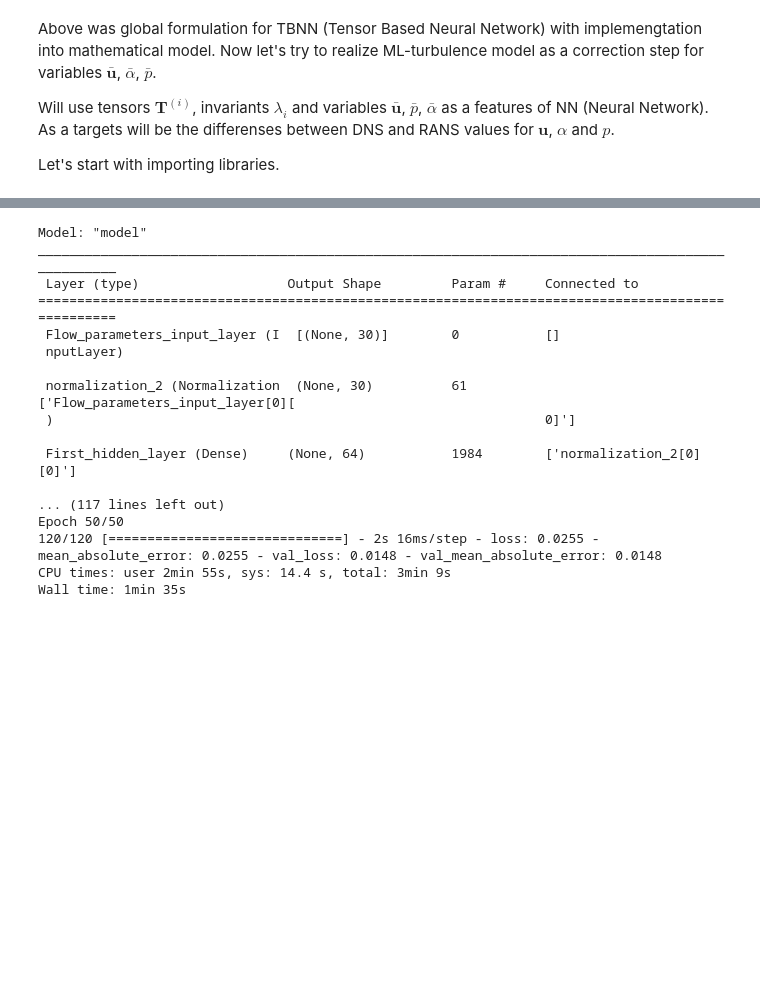
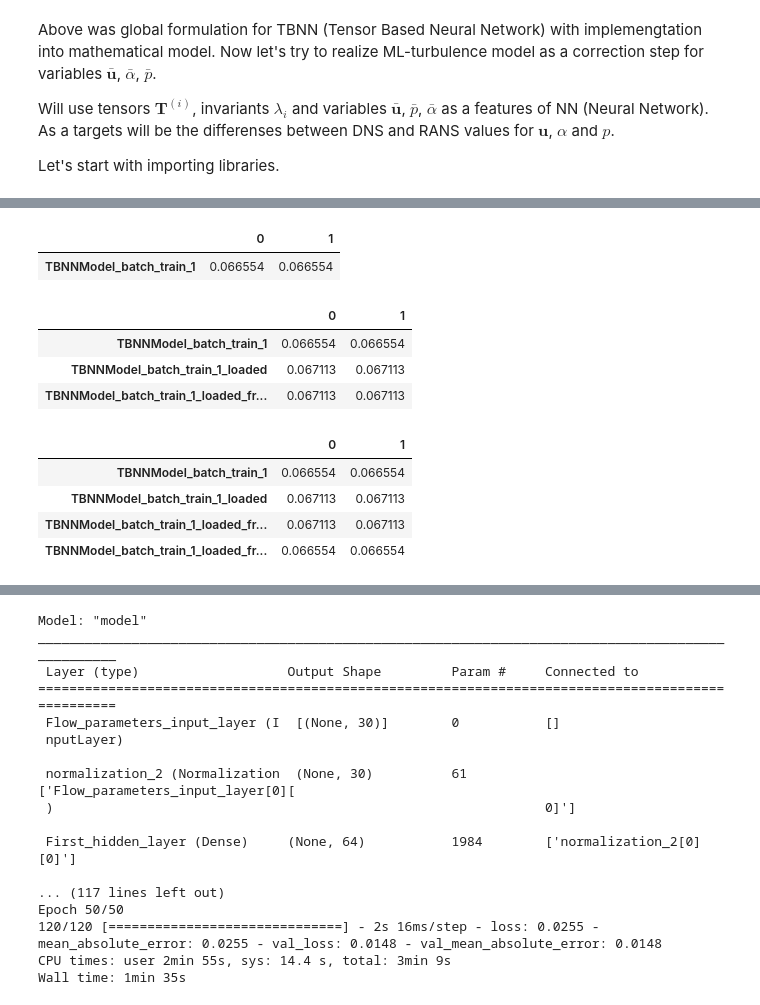
Before and after one commit to RomanovaDI/tbnnTurbulenceTraining, a Jupyter notebook: constantAngleSlopeDNS_U4e-1_A5_H1e-2_RANSsets/trainNN.ipynb, the cells around one changed output, grey strips where cells are left out. Cells and saved outputs as stored; diff of their text form; code cells hidden in the pictures; blank space fills up the shorter version.

```diff
--- a/constantAngleSlopeDNS_U4e-1_A5_H1e-2_RANSsets/trainNN.ipynb
+++ b/constantAngleSlopeDNS_U4e-1_A5_H1e-2_RANSsets/trainNN.ipynb
@@ -563,0 +622,10 @@ keras.utils.plot_model(TBNNModel, "multi_input_and_output_model.png", show_layer
+# %%
+all_models = {}
+all_models[name + version] = model.evaluate(
+    [test_features_long, test_features_short],
+    test_target,
+    verbose=0)
+pd.DataFrame(all_models).T
+# %% [output]
+|  | 0 | 1 |
+| TBNNModel_batch_train_1 | 0.066554 | 0.066554 |
@@ -563,0 +641,11 @@ keras.utils.plot_model(TBNNModel, "multi_input_and_output_model.png", show_layer
+# %%
+all_models[name + version + '_loaded_from_best_epoch'] = loaded_model.evaluate(
+    [test_features_long, test_features_short],
+    test_target,
+    verbose=0)
+pd.DataFrame(all_models).T
+# %% [output]
+|  | 0 | 1 |
+| TBNNModel_batch_train_1 | 0.066554 | 0.066554 |
+| TBNNModel_batch_train_1_loaded | 0.067113 | 0.067113 |
+| TBNNModel_batch_train_1_loaded_fr... | 0.067113 | 0.067113 |
@@ -563,0 +661,14 @@ keras.utils.plot_model(TBNNModel, "multi_input_and_output_model.png", show_layer
+# %%
+all_models[name + version + '_loaded_from_last_epoch'] = loaded_model.evaluate(
+    [test_features_long, test_features_short],
+    test_target,
+    verbose=0)
+pd.DataFrame(all_models).T
+#so we save best weights during training, and we can also save the weights after all epochs
+# .evaluate method uses weights from last epoch even if they are not the best?
+# %% [output]
+|  | 0 | 1 |
+| TBNNModel_batch_train_1 | 0.066554 | 0.066554 |
+| TBNNModel_batch_train_1_loaded | 0.067113 | 0.067113 |
+| TBNNModel_batch_train_1_loaded_fr... | 0.067113 | 0.067113 |
+| TBNNModel_batch_train_1_loaded_fr... | 0.066554 | 0.066554 |
```
Also changed, not shown: parts of 64 cells of this notebook.
